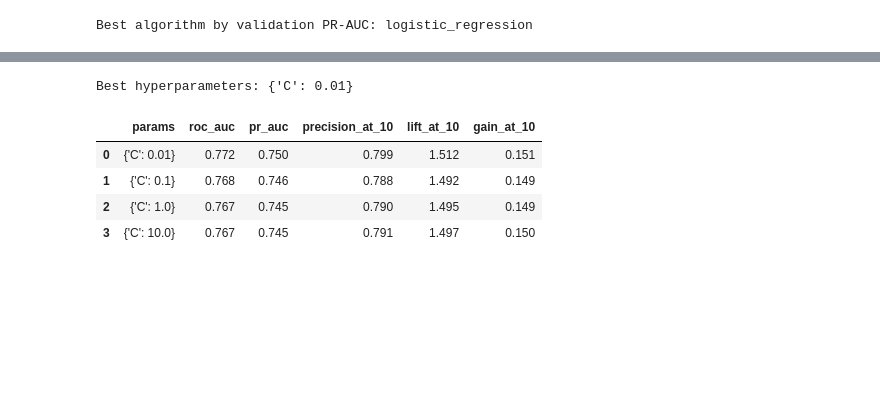
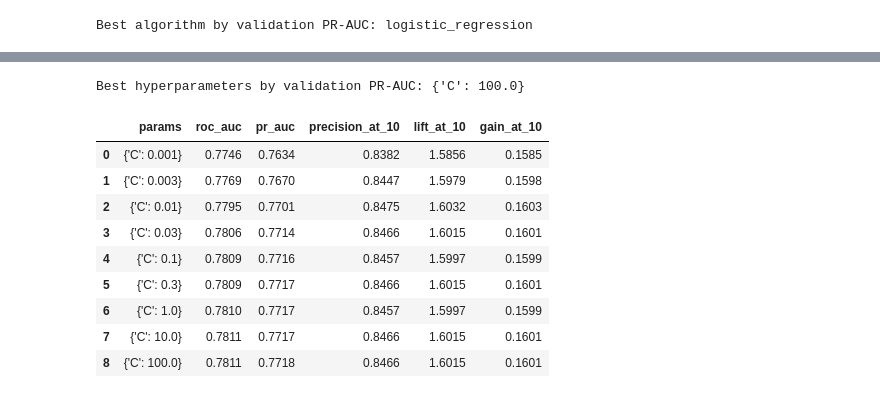
Before and after one commit to nguyenbaanh7779/customer-churn-prediction, a Jupyter notebook: notebooks/08_modeling.ipynb, the cells around one changed output, grey strips where cells are left out. Drawn from its saved outputs; the diff is of its cells as text; code cells hidden in the pictures; blank space fills up the shorter version.

```diff
--- a/notebooks/08_modeling.ipynb
+++ b/notebooks/08_modeling.ipynb
@@ -375,0 +554,8 @@ feature_progression.round(3)
+# %%
+use_weighted_scheme = scheme_bootstrap.loc["pr_auc", "ci_low"] > 0
+if use_weighted_scheme:
+    train_rows, train_sample_weight = train_df, train_weights
+else:
+    train_rows, train_sample_weight = train_episode_df, None
+print(f"Training scheme carried forward: "
+      f"{'B_weighted_all' if use_weighted_scheme else 'A_episode'}")
@@ -375,0 +584,7 @@ feature_progression.round(3)
+# %%
+feature_grids = {
+    name: tune_c(features, train_rows, val_df,
+                 sample_weight=train_sample_weight)
+    for name, features in FEATURE_SETS.items()
+}
+pd.concat(feature_grids, names=["feature_set"]).round(4)
@@ -375,0 +648,11 @@ feature_progression.round(3)
+# %%
+selected_set = top_set
+for name in FEATURE_SETS:  # ordered smallest first
+    if name == top_set:
+        break
+    if feature_bootstrap.loc[f"{top_set} - {name}", "ci_low"] <= 0:
+        selected_set = name
+        break
+selected_features = FEATURE_SETS[selected_set]
+print(f"Top set by validation PR-AUC: {top_set}")
+print(f"Selected feature set: {selected_set}")
@@ -395,7 +682,10 @@ default_models = {
 
 algorithm_results = {}
 for name, model in default_models.items():
-    metrics, _ = fit_and_score(model, FULL_FEATURES, train_df, val_df)
+    metrics, _ = fit_and_score(
+        model, selected_features, train_rows, val_df,
+        sample_weight=train_sample_weight,
+    )
     algorithm_results[name] = metrics
 
 algorithm_comparison = pd.DataFrame(algorithm_results).T
@@ -423,34 +722,42 @@ original flags) and evaluate once on test.
 # %%
 PARAM_GRIDS = {
-    "logistic_regression": [{"C": c} for c in [0.01, 0.1, 1.0, 10.0]],
+    "logistic_regression": [{"C": c} for c in LR_C_GRID],
     "random_forest": [
         {"n_estimators": n, "max_depth": d}
         for n in [200, 400]
         for d in [6, 10]
     ],
     "xgboost": [
         {"n_estimators": n, "max_depth": d, "learning_rate": lr}
         for n in [200, 400]
         for d in [3, 5]
         for lr in [0.05, 0.1]
     ],
 }
 
 tuning_rows = []
 for params in PARAM_GRIDS[best_algorithm]:
     model = build_model(best_algorithm, params)
-    metrics, _ = fit_and_score(model, FULL_FEATURES, train_df, val_df)
+    metrics, _ = fit_and_score(
+        model, selected_features, train_rows, val_df,
+        sample_weight=train_sample_weight,
+    )
     tuning_rows.append({"params": str(params), **metrics})
 
 tuning_results = pd.DataFrame(tuning_rows)
 best_idx = tuning_results["pr_auc"].idxmax()
 best_params = PARAM_GRIDS[best_algorithm][best_idx]
-print(f"Best hyperparameters: {best_params}")
-tuning_results.round(3)
+print(f"Best hyperparameters by validation PR-AUC: {best_params}")
+tuning_results.round(4)
 # %% [output]
-Best hyperparameters: {'C': 0.01}
+Best hyperparameters by validation PR-AUC: {'C': 100.0}
 |  | params | roc_auc | pr_auc | precision_at_10 | lift_at_10 | gain_at_10 |
-| 0 | {'C': 0.01} | 0.772 | 0.750 | 0.799 | 1.512 | 0.151 |
-| 1 | {'C': 0.1} | 0.768 | 0.746 | 0.788 | 1.492 | 0.149 |
-| 2 | {'C': 1.0} | 0.767 | 0.745 | 0.790 | 1.495 | 0.149 |
-| 3 | {'C': 10.0} | 0.767 | 0.745 | 0.791 | 1.497 | 0.150 |
+| 0 | {'C': 0.001} | 0.7746 | 0.7634 | 0.8382 | 1.5856 | 0.1585 |
+| 1 | {'C': 0.003} | 0.7769 | 0.7670 | 0.8447 | 1.5979 | 0.1598 |
+| 2 | {'C': 0.01} | 0.7795 | 0.7701 | 0.8475 | 1.6032 | 0.1603 |
+| 3 | {'C': 0.03} | 0.7806 | 0.7714 | 0.8466 | 1.6015 | 0.1601 |
+| 4 | {'C': 0.1} | 0.7809 | 0.7716 | 0.8457 | 1.5997 | 0.1599 |
+| 5 | {'C': 0.3} | 0.7809 | 0.7717 | 0.8466 | 1.6015 | 0.1601 |
+| 6 | {'C': 1.0} | 0.7810 | 0.7717 | 0.8457 | 1.5997 | 0.1599 |
+| 7 | {'C': 10.0} | 0.7811 | 0.7717 | 0.8466 | 1.6015 | 0.1601 |
+| 8 | {'C': 100.0} | 0.7811 | 0.7718 | 0.8466 | 1.6015 | 0.1601 |
```
Also changed, not shown: parts of 33 cells of this notebook, 13 other files.
